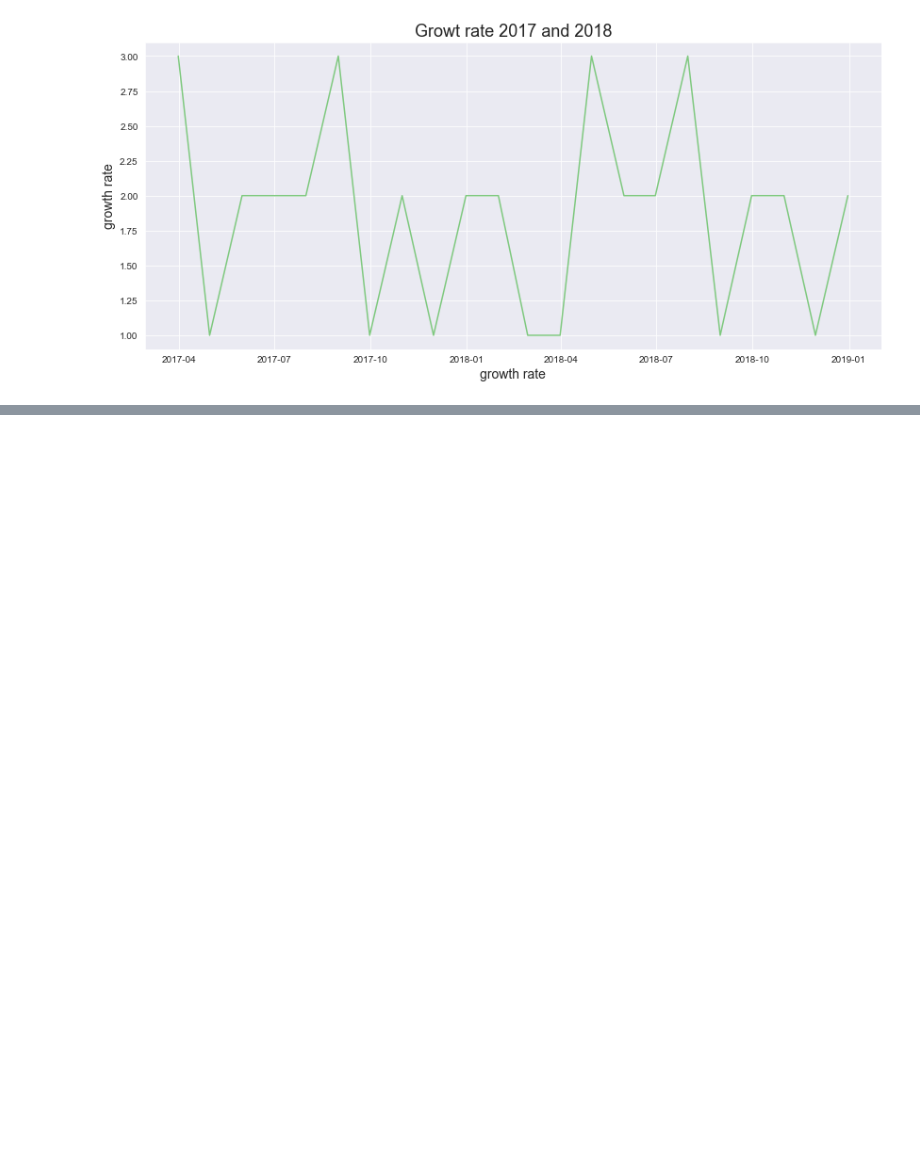
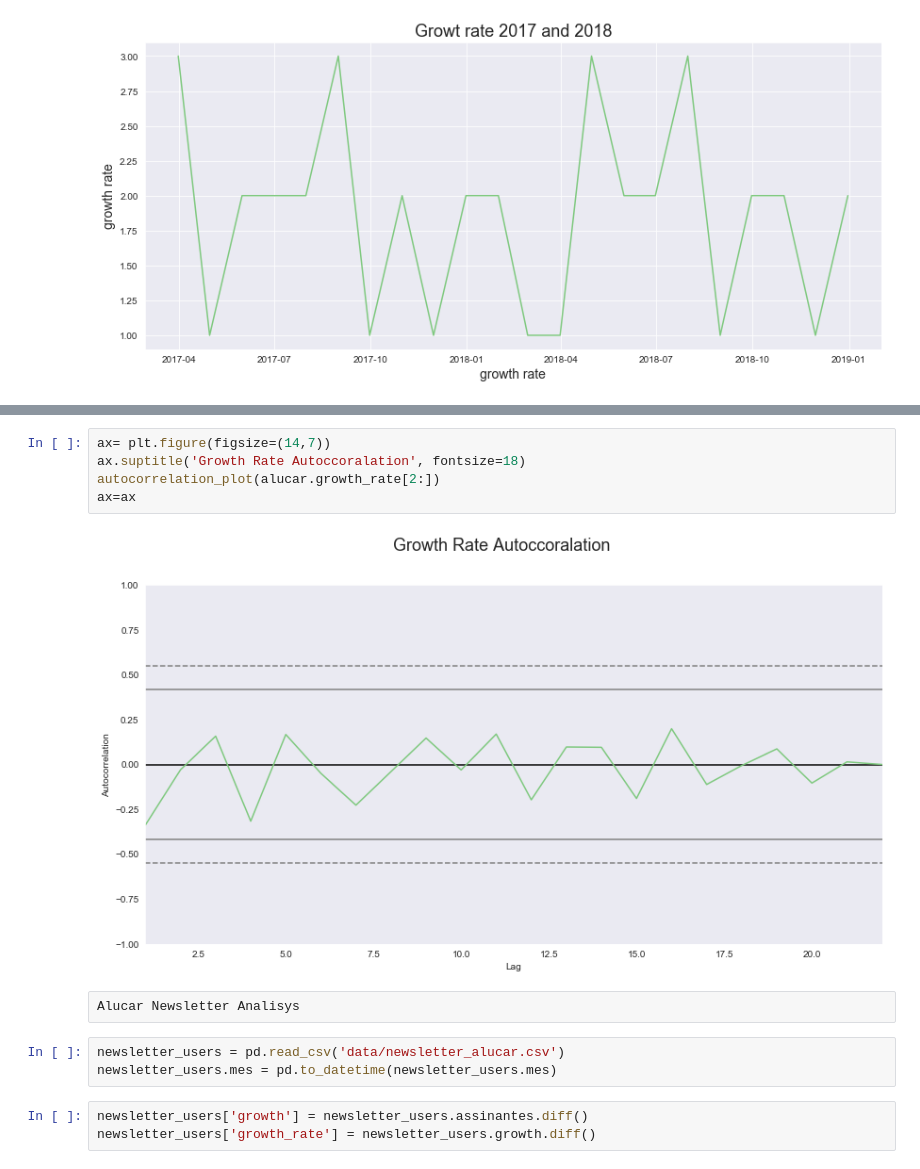
Before and after one commit to Igor-Arantes/Time-Series-Analysis, a Jupyter notebook: Time Series Analysis.ipynb, the cells around one changed output, grey strips where cells are left out. Drawn from its saved outputs; the diff is of its cells as text; blank space fills up the shorter version.

```diff
--- a/Time Series Analysis.ipynb
+++ b/Time Series Analysis.ipynb
@@ -67,0 +90,15 @@ ax = ax
+# %%
+ax= plt.figure(figsize=(14,7))
+ax.suptitle('Growth Rate Autoccoralation', fontsize=18)
+autocorrelation_plot(alucar.growth_rate[2:])
+ax=ax
+# %% [output]
+[figure, added]
+# %% [raw]
+Alucar Newsletter Analisys
+# %%
+newsletter_users = pd.read_csv('data/newsletter_alucar.csv')
+newsletter_users.mes = pd.to_datetime(newsletter_users.mes)
+# %%
+newsletter_users['growth'] = newsletter_users.assinantes.diff()
+newsletter_users['growth_rate'] = newsletter_users.growth.diff()
```
Also changed, not shown: parts of 21 cells of this notebook.
